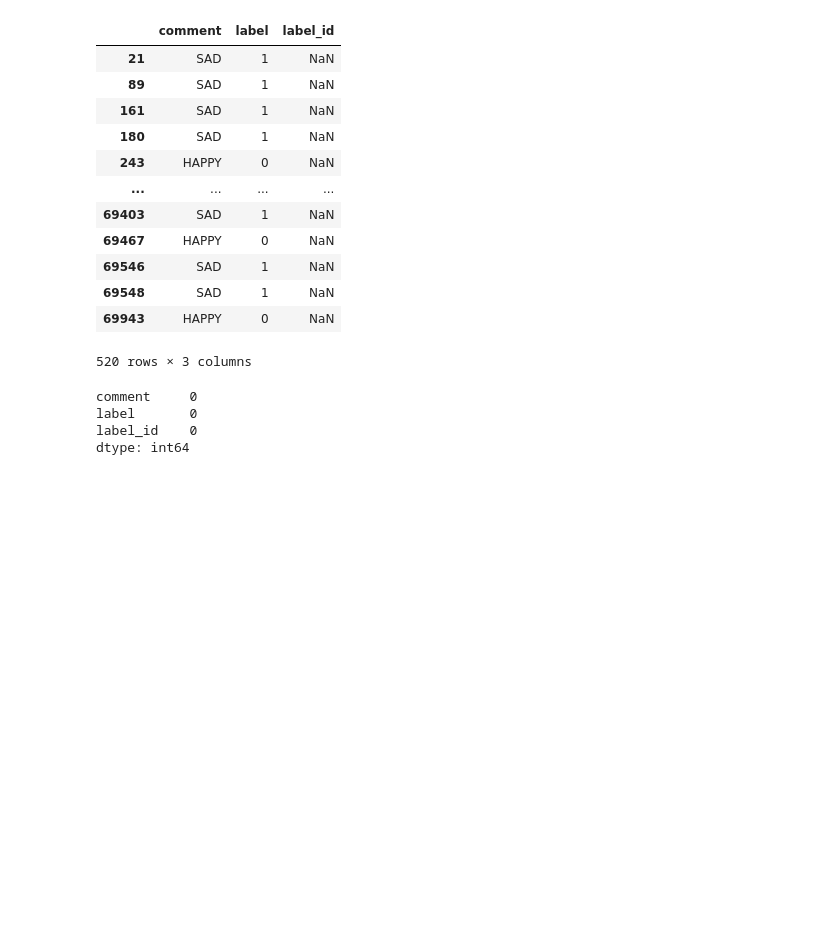
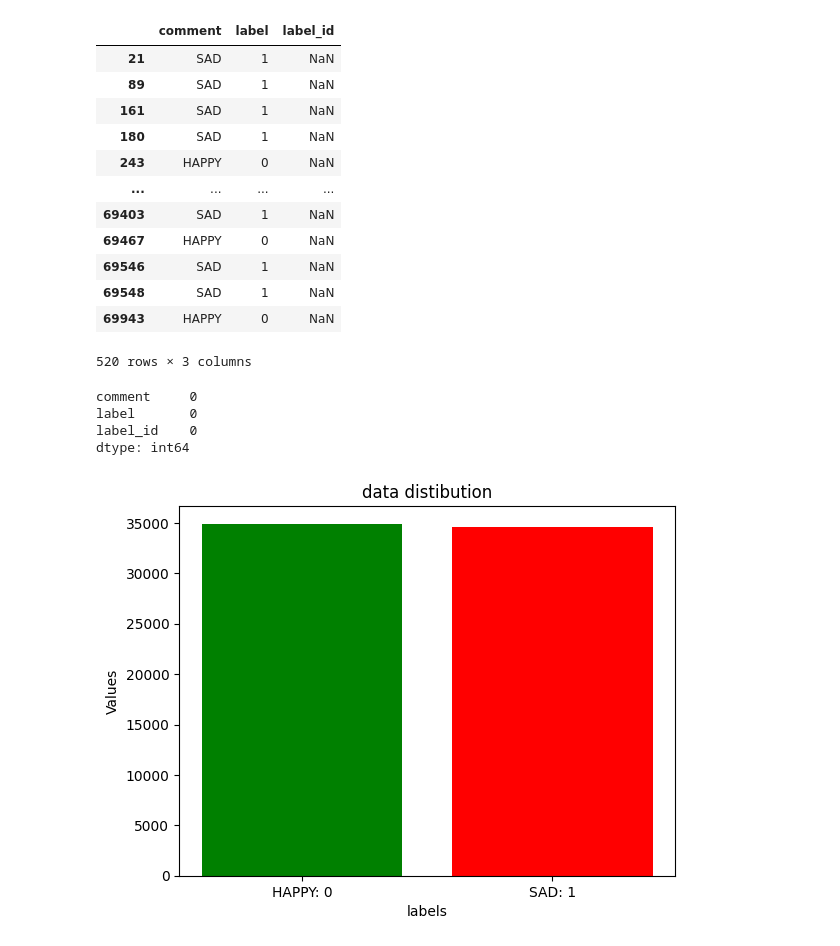
Before and after one commit to rasulnoshad/Persian-Sentiment-Analysis-Snappfood-Reviews, a Jupyter notebook: sentimentAnalysis_snappfoodReview_machineLearningMethods_.ipynb, the cells around one changed output. Saved outputs shown, nothing was run; the diff lists cells and outputs as text; code cells hidden in the pictures; blank space fills up the shorter version.

```diff
--- a/sentimentAnalysis_snappfoodReview_machineLearningMethods_.ipynb
+++ b/sentimentAnalysis_snappfoodReview_machineLearningMethods_.ipynb
@@ -111,3 +114,21 @@ comment     0
 label       0
 label_id    0
 dtype: int64
+# %%
+count_label = list(df['label_id'].value_counts())
+
+colors = ['green', 'red']
+plt.bar([0, 1], count_label, color= colors)
+
+# Customize the tick markers or labels on the horizontal axis
+new_labels = ['HAPPY: 0', 'SAD: 1']
+plt.xticks([0, 1], new_labels)
+
+# Add labels and title to the plot
+plt.xlabel('labels')
+plt.ylabel('Values')
+plt.title('data distibution')
+
+plt.show()
+# %% [output]
+[figure, added]
```
Also changed, not shown: parts of 5 cells of this notebook.
